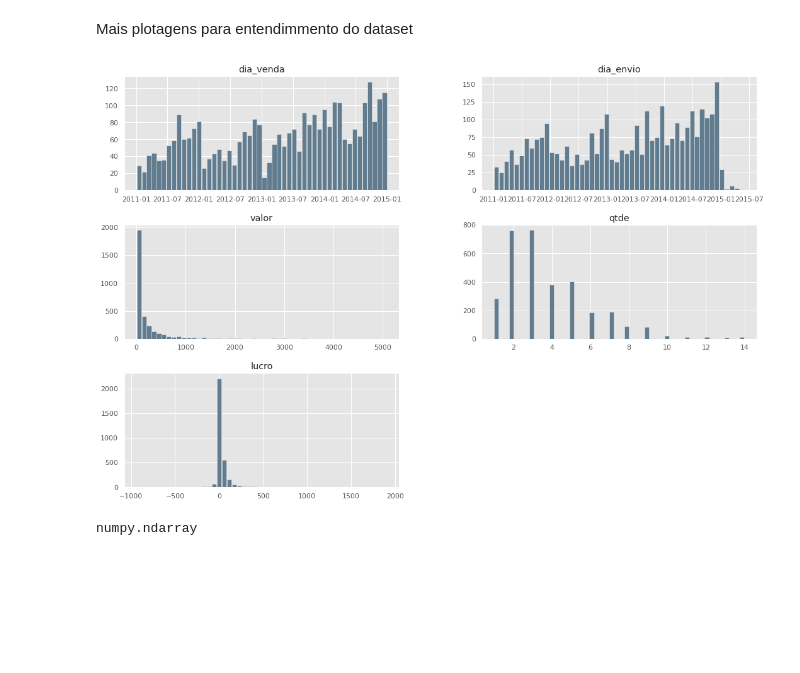
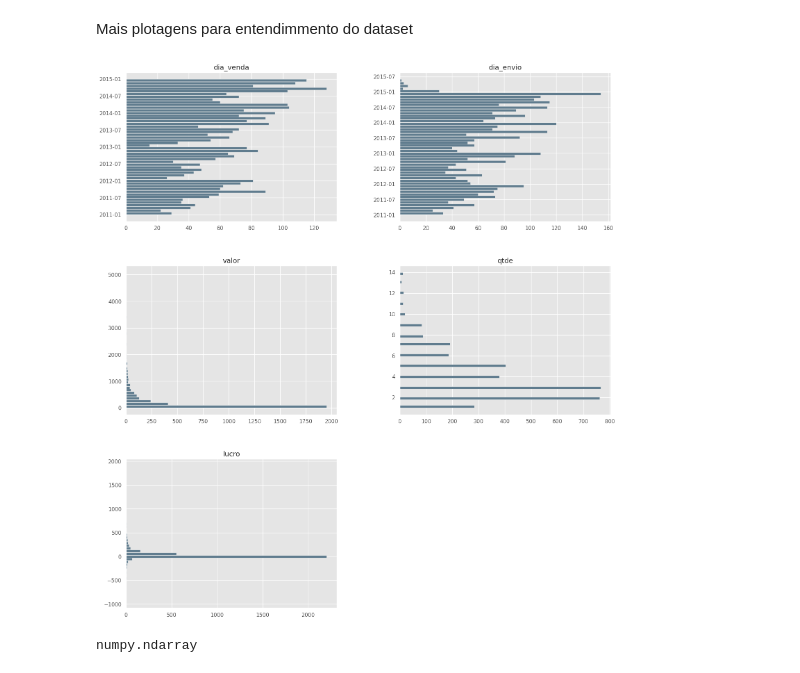
Before and after one commit to EdioHub/Walmart-Agrupamento-e-previs-o-de-vendas, a Jupyter notebook: Github__Walmart_agrupamento_e_previsão_de_vendas.ipynb, the cells around one changed output. Cells and saved outputs as stored; diff of their text form; code cells hidden in the pictures; blank space fills up the shorter version.

```diff
--- a/Github__Walmart_agrupamento_e_previsão_de_vendas.ipynb
+++ b/Github__Walmart_agrupamento_e_previsão_de_vendas.ipynb
@@ -9,3 +14,5 @@ import seaborn as sns
+# %%
+datawal = pd.read_csv('/content/drive/MyDrive/Projetos git/05-Walmart /walmart dataset/Walmart.csv')
 # %%
-datawal= pd.read_csv("/content/Walmart.csv")
-datawal
+# datawal= pd.read_csv("/content/Walmart.csv")
+# datawal
@@ -264,10 +290,11 @@ sns.boxplot(data=datawal)
 # %% [markdown]
 Mais plotagens para entendimmento do dataset
 # %%
-ax = datawal.hist(grid=True, bins=50, color='#607c8e',rwidth=0.9, figsize=(18,12))
+ax = datawal.hist(grid=True, bins=50, color='#607c8e',rwidth=0.9, figsize=(18,20),orientation='horizontal')
+
 plt.show()
 # %% [output]
-[figure, old version]
+[figure, new version]
 # %%
 axes = datawal[['lucro','valor','qtde']].plot.line(subplots=True,figsize=(18,8))
 type(axes)
```
Also changed, not shown: parts of 27 cells of this notebook.
